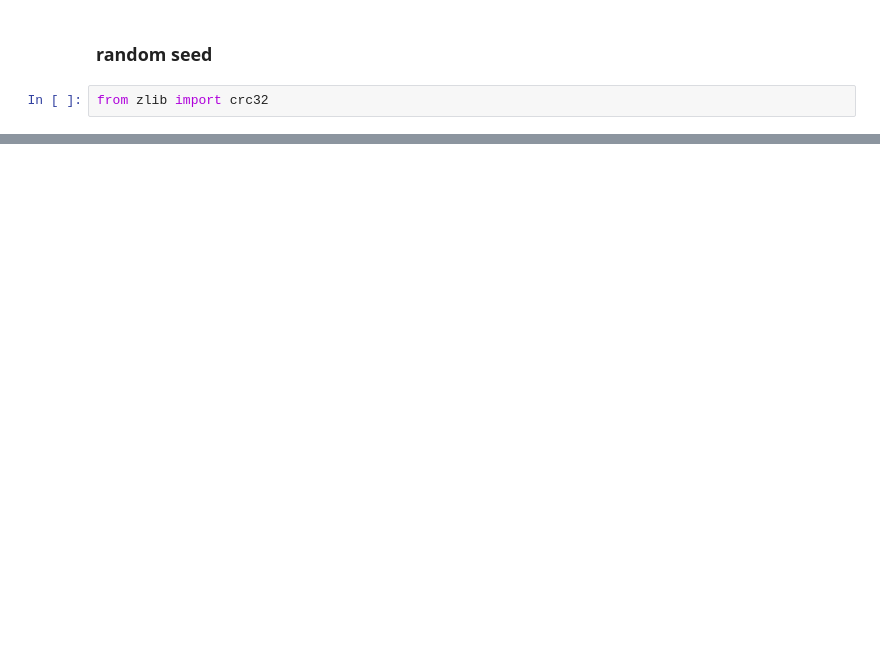
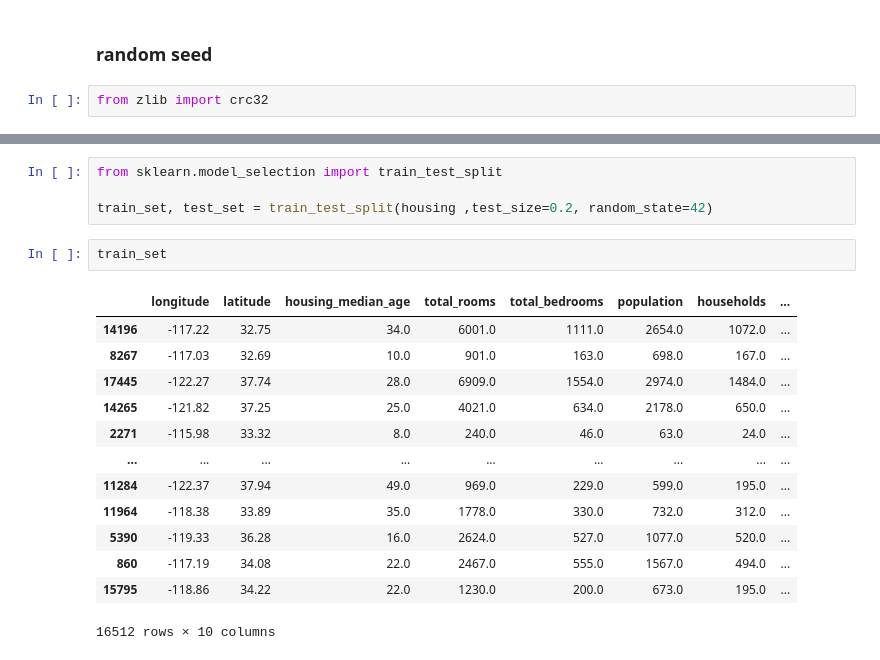
Before and after one commit to MertHasanAslan/Hands-On-Machine-Learning-with-Scikit-Learn-Keras-and-TensorFlow, a Jupyter notebook: main.ipynb, the cells around one changed output, grey strips where cells are left out. Cells and saved outputs as stored; diff of their text form; blank space fills up the shorter version.

```diff
--- a/main.ipynb
+++ b/main.ipynb
@@ -151,0 +164,20 @@ def split_data_with_id_hash(data, test_ratio, id_column):
+# %%
+from sklearn.model_selection import train_test_split
+
+train_set, test_set = train_test_split(housing ,test_size=0.2, random_state=42)
+# %%
+train_set
+# %% [output]
+|  | longitude | latitude | housing_median_age | total_rooms | total_bedrooms | population | households | ... |
+| 14196 | -117.22 | 32.75 | 34.0 | 6001.0 | 1111.0 | 2654.0 | 1072.0 | ... |
+| 8267 | -117.03 | 32.69 | 10.0 | 901.0 | 163.0 | 698.0 | 167.0 | ... |
+| 17445 | -122.27 | 37.74 | 28.0 | 6909.0 | 1554.0 | 2974.0 | 1484.0 | ... |
+| 14265 | -121.82 | 37.25 | 25.0 | 4021.0 | 634.0 | 2178.0 | 650.0 | ... |
+| 2271 | -115.98 | 33.32 | 8.0 | 240.0 | 46.0 | 63.0 | 24.0 | ... |
+| ... | ... | ... | ... | ... | ... | ... | ... | ... |
+| 11284 | -122.37 | 37.94 | 49.0 | 969.0 | 229.0 | 599.0 | 195.0 | ... |
+| 11964 | -118.38 | 33.89 | 35.0 | 1778.0 | 330.0 | 732.0 | 312.0 | ... |
+| 5390 | -119.33 | 36.28 | 16.0 | 2624.0 | 527.0 | 1077.0 | 520.0 | ... |
+| 860 | -117.19 | 34.08 | 22.0 | 2467.0 | 555.0 | 1567.0 | 494.0 | ... |
+| 15795 | -118.86 | 34.22 | 22.0 | 1230.0 | 200.0 | 673.0 | 195.0 | ... |
+16512 rows × 10 columns
```
Also changed, not shown: parts of 11 cells of this notebook.
